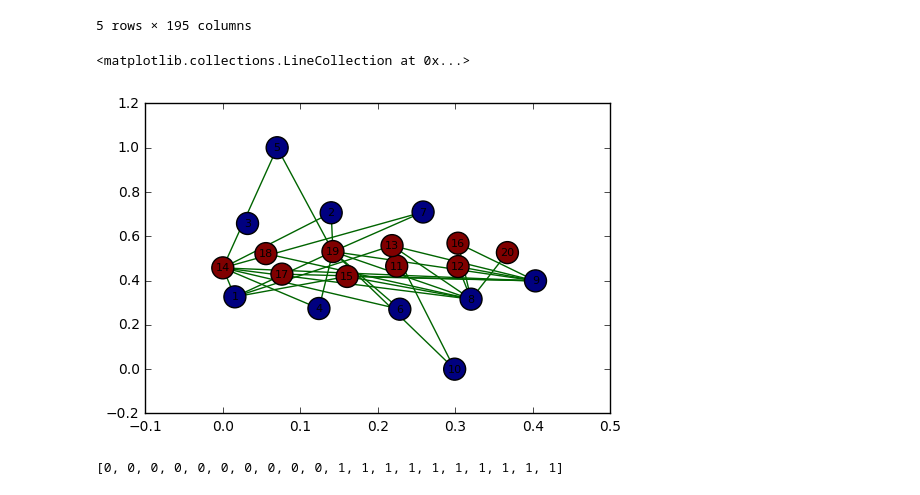
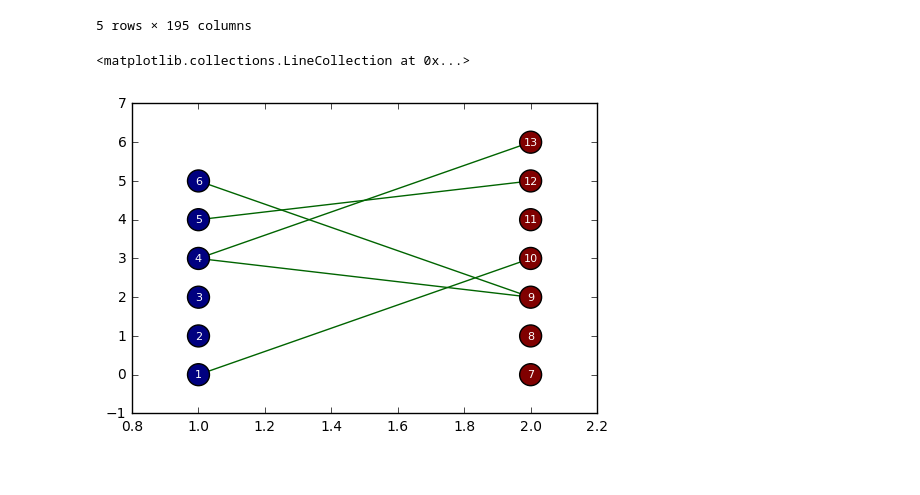
Before and after one commit to rshen36/math17, a Jupyter notebook: project.ipynb, the cells around one changed output. Saved outputs shown, nothing was run; the diff lists cells and outputs as text; code cells hidden in the pictures.

Commit message:
visualizing wave networks as bipartite graphs

```diff
--- a/project.ipynb
+++ b/project.ipynb
@@ -39,27 +41,26 @@ for w in waves:
     G = nx.convert_node_labels_to_integers(G,first_label=1)
     graphs.append(G)
 # %%
-G = graphs[0] # for test value
+G = graphs[19] # for test value
 
-# TODO: determine best layout for visualizing graph properties
-pos = nx.fruchterman_reingold_layout(G)
+# draw as bipartite graph (best way to visualize this?)
+X,Y = bipartite.sets(G)
+pos = dict()
+pos.update( (n, (1, i)) for i, n in enumerate(X) ) # put nodes from X at x=1
+pos.update( (n, (2, i)) for i, n in enumerate(Y) ) # put nodes from Y at x=2
 
 # draw only edges where the two people matched
 matches = list()
 for u,v in G.edges():
     if G[u][v]['match'] == 1:
         matches.append( (u,v) )
 
 # get genders for each node
 genders = nx.get_node_attributes(G,'gender').values()
 
 nx.draw_networkx_nodes(G,pos,node_color=genders,node_size=250)
-nx.draw_networkx_labels(G,pos,font_size=8)
-nx.draw_networkx_edges(G,pos,edgelist=matches,edge_color="darkgreen")
+nx.draw_networkx_labels(G,pos,font_color='white',font_size=8)
+nx.draw_networkx_edges(G,pos,edgelist=matches,edge_color='darkgreen')
 # %% [output]
 <matplotlib.collections.LineCollection at 0x...>
-[figure, old version]
+[figure, new version]
-# %%
-nx.get_node_attributes(G,'gender').values()
-# %% [output]
-[0, 0, 0, 0, 0, 0, 0, 0, 0, 0, 1, 1, 1, 1, 1, 1, 1, 1, 1, 1]
```
Also changed, not shown: parts of 2 cells of this notebook.
